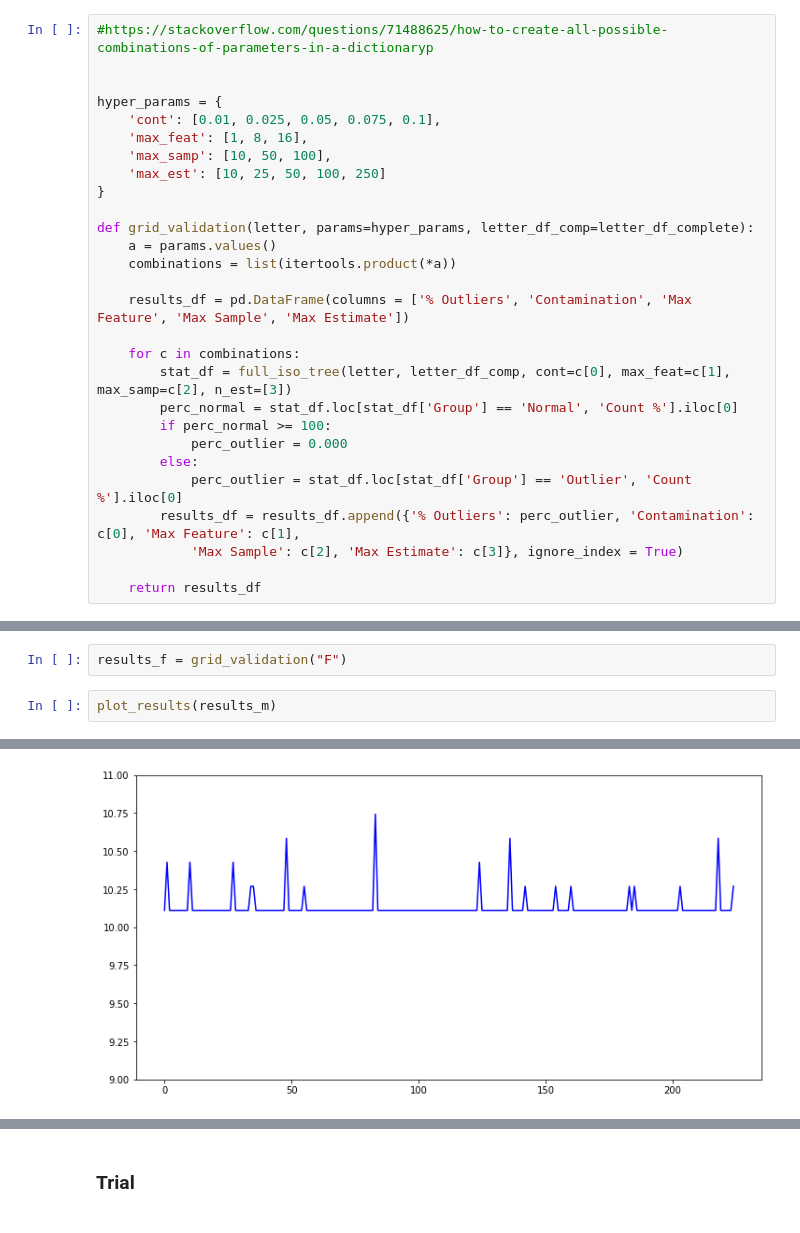
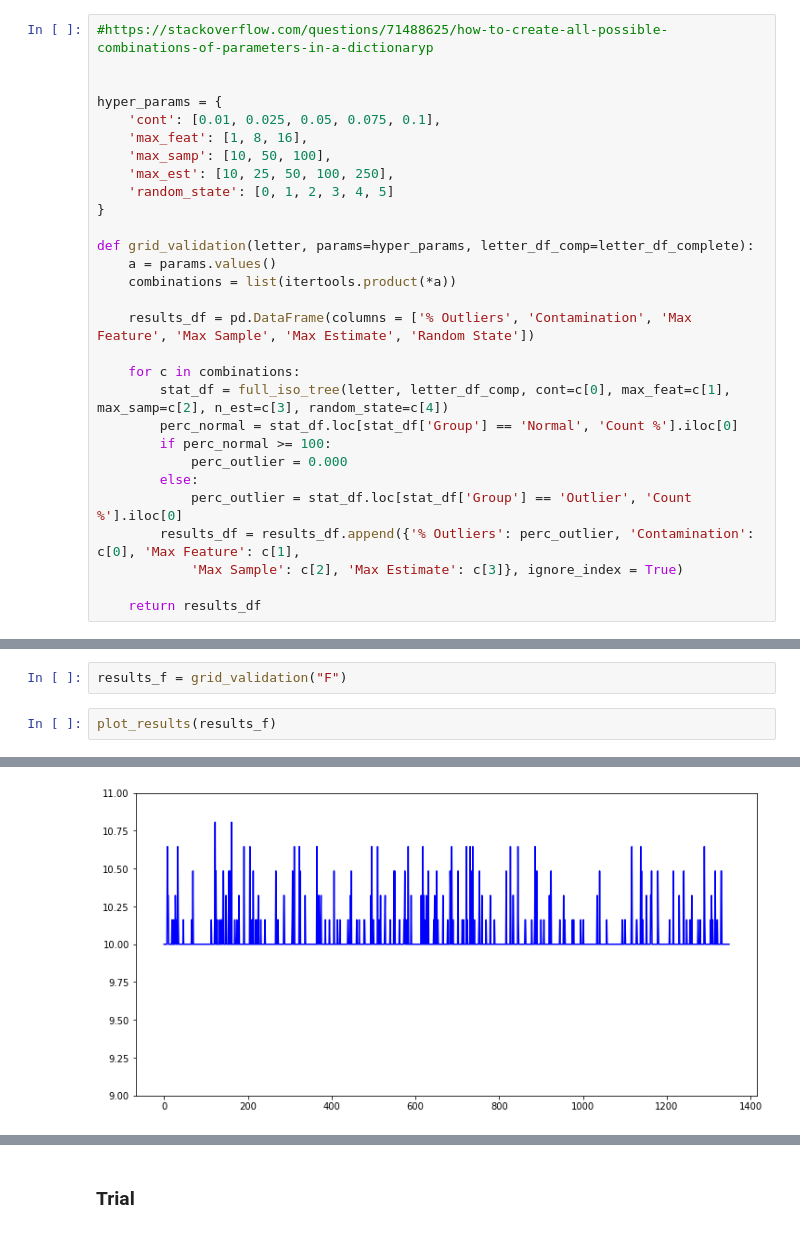
Before and after one commit to mmlein/KDDM2, a Jupyter notebook: Isolation_forest_model_1.ipynb, the cells around one changed output, grey strips where cells are left out. Drawn from its saved outputs; the diff is of its cells as text.

```diff
--- a/Isolation_forest_model_1.ipynb
+++ b/Isolation_forest_model_1.ipynb
@@ -158,17 +158,18 @@ hyper_params = {
     'cont': [0.01, 0.025, 0.05, 0.075, 0.1],
     'max_feat': [1, 8, 16],
     'max_samp': [10, 50, 100],
-    'max_est': [10, 25, 50, 100, 250]
+    'max_est': [10, 25, 50, 100, 250],
+    'random_state': [0, 1, 2, 3, 4, 5]
 }
 
 def grid_validation(letter, params=hyper_params, letter_df_comp=letter_df_complete):
     a = params.values()
     combinations = list(itertools.product(*a))
 
-    results_df = pd.DataFrame(columns = ['% Outliers', 'Contamination', 'Max Feature', 'Max Sample', 'Max Estimate'])
+    results_df = pd.DataFrame(columns = ['% Outliers', 'Contamination', 'Max Feature', 'Max Sample', 'Max Estimate', 'Random State'])
 
     for c in combinations:
-        stat_df = full_iso_tree(letter, letter_df_comp, cont=c[0], max_feat=c[1], max_samp=c[2], n_est=[3])
+        stat_df = full_iso_tree(letter, letter_df_comp, cont=c[0], max_feat=c[1], max_samp=c[2], n_est=c[3], random_state=c[4])
         perc_normal = stat_df.loc[stat_df['Group'] == 'Normal', 'Count %'].iloc[0]
         if perc_normal >= 100:
             perc_outlier = 0.000
@@ -205,5 +206,5 @@ results_m = grid_validation("M")
 # %%
 results_f = grid_validation("F")
 # %%
-plot_results(results_m)
+plot_results(results_f)
 # %% [output]
@@ -226 +229 @@ Name: % Outliers, dtype: float64
-[figure, old version]
+[figure, new version]
```
Also changed, not shown: parts of 1 cell of this notebook.
